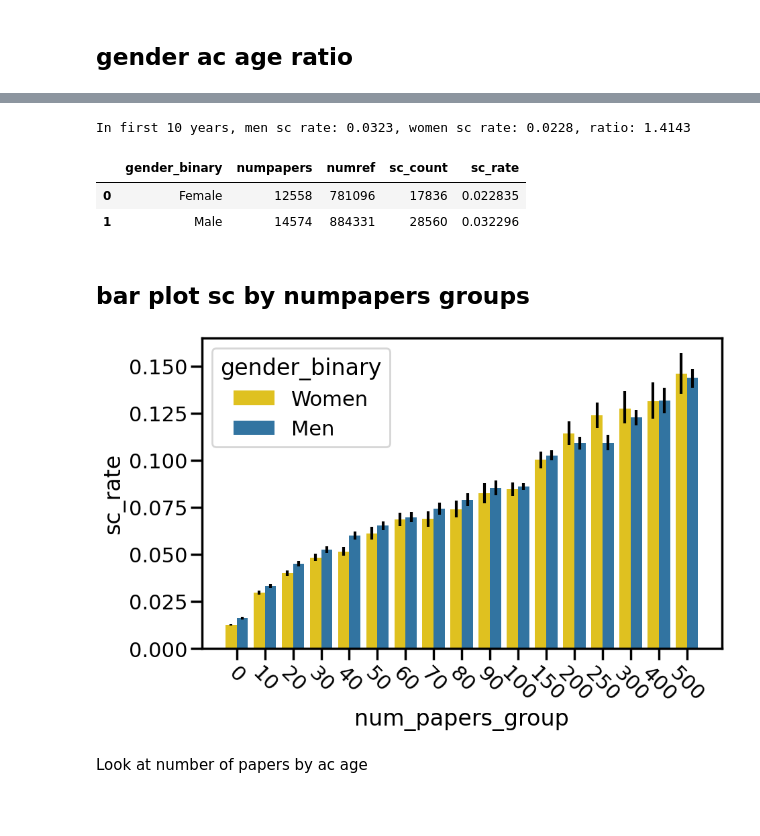
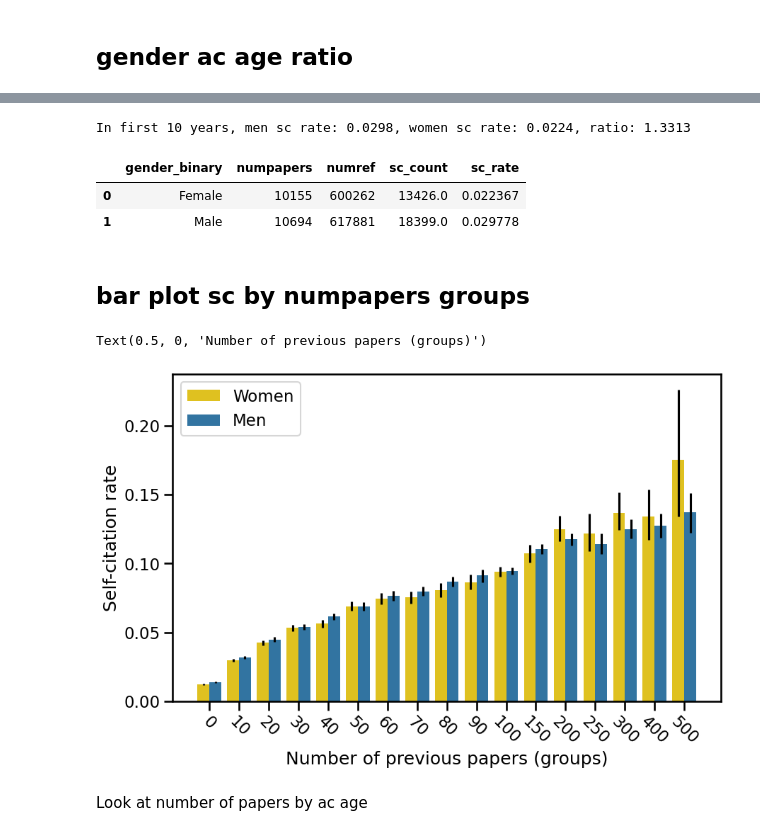
Before and after one commit to mattrosenblatt7/self_citation, a Jupyter notebook: raw_data_analysis/bootstrap_analysis.ipynb, the cells around one changed output, grey strips where cells are left out. Saved outputs shown, nothing was run; the diff lists cells and outputs as text; code cells hidden in the pictures; blank space fills up the shorter version.

```diff
--- a/raw_data_analysis/bootstrap_analysis.ipynb
+++ b/raw_data_analysis/bootstrap_analysis.ipynb
@@ -574,23 +601,30 @@ df_country_summary['iso_a3'] = coco.convert(names=list(df_country_summary.affil_
 # %%
+sns.set_context('talk')
 # Plot map for first and/or last authors (change plot_type variable)
-plot_type = 'LA'  # RUN FOR FA AND LA
+plot_type = 'FA'  # RUN FOR FA AND LA
+paper_thresh = 50 # see boot code above
+if plot_type=='FA':
+    title_str = 'First Author'
+elif plot_type=='LA':
+    title_str = 'Last Author'
+elif plot_type=='Any':
+    title_str = 'Any Author'
+
 world = gpd.read_file(gpd.datasets.get_path('naturalearth_lowres'))
 world.loc[world.name=='France', 'iso_a3'] = 'FRA'  # fix france error where iso_a3 is excluded
 df_plot = df_country_summary[df_country_summary['SC Type']==plot_type]
-world = world.merge(df_plot, how='left', left_on=['iso_a3'], right_on=['iso_a3'])
+world = world.merge(df_plot, how='left', left_on=['iso_a3'], right_on=['affil_country'])
 fig, ax = plt.subplots(figsize=(15, 8))
+# cbar = plt.colorbar()
 world = world.to_crs(epsg=6933)
-world.plot(column='sum_perc_' + plot_type.lower(), ax=ax, legend=True, missing_kwds={'color': 'lightgrey'}, cmap='viridis', vmin=0, vmax=0.09)
+world.plot(column='sum_perc', ax=ax, missing_kwds={'color': 'lightgrey'},
+           legend=True,
+           cmap='viridis', vmin=0, vmax=df_country_summary['sum_perc'].max(),
+           legend_kwds={"label": "Self-citation rate",
+                        "orientation": "horizontal", "pad":0.05,
+                       "shrink":0.75})
 ax.set_xticks([]); ax.set_yticks([])
 
-if plot_type=='FA':
-  title_str = 'First author'
-elif plot_type=='LA':
-  title_str = 'Last author'
-elif plot_type=='Any':
-  title_str = 'Any author'
 
-ax.set_title(title_str + ' self-citation rates by country, min. ' + str(paper_thresh) + ' papers', fontsize=24)
-if save_figs:
-  fig.savefig(base_path + 'fig3_country/map_' + plot_type + '.svg', format="svg", transparent=True, dpi=400, bbox_inches='tight')
+ax.set_title(title_str + ' self-citation rates by country, min. ' + str(paper_thresh) + ' papers', fontsize=18)
 # %% [output]
@@ -1184,6 +1285,7 @@ df_ac_age_gender_summary.head(25)
 # %%
 # this code looks at gender sc differences in first 10 years
-df_tmp = df_all[ (df_all.gender_binary!='Error') & (df_all.Year.isin([2016, 2017, 2018, 2019, 2020])) & (df_all.ac_age.isin([0, 1, 2, 3, 4, 5, 6, 7, 8, 9, 10]))]
+df_tmp = df[ (df.gender_binary!='Error') & (df.Year.isin([2016, 2017, 2018, 2019, 2020])) &
+            (df.ac_age.isin([0, 1, 2, 3, 4, 5, 6, 7, 8, 9, 10]))]
 df_ac_age_gender_summary = df_tmp.groupby(['gender_binary'], as_index=False).agg({'numpapers':'sum', 'numref':'sum', 'sc_count':'sum'})
 df_ac_age_gender_summary['sc_rate'] = df_ac_age_gender_summary['sc_count'] / df_ac_age_gender_summary['numref']
 print('In first 10 years, men sc rate: {:.4f}, women sc rate: {:.4f}, ratio: {:.4f}'.format(float(df_ac_age_gender_summary[df_ac_age_gender_summary.gender_binary=='Male']['sc_rate']),
@@ -1191,10 +1293,10 @@ print('In first 10 years, men sc rate: {:.4f}, women sc rate: {:.4f}, ratio: {:.
                                                                                             float(df_ac_age_gender_summary[df_ac_age_gender_summary.gender_binary=='Male']['sc_rate'])/float(df_ac_age_gender_summary[df_ac_age_gender_summary.gender_binary=='Female']['sc_rate'])))
 df_ac_age_gender_summary
 # %% [output]
-In first 10 years, men sc rate: 0.0323, women sc rate: 0.0228, ratio: 1.4143
+In first 10 years, men sc rate: 0.0298, women sc rate: 0.0224, ratio: 1.3313
 |  | gender_binary | numpapers | numref | sc_count | sc_rate |
-| 0 | Female | 12558 | 781096 | 17836 | 0.022835 |
-| 1 | Male | 14574 | 884331 | 28560 | 0.032296 |
+| 0 | Female | 10155 | 600262 | 13426.0 | 0.022367 |
+| 1 | Male | 10694 | 617881 | 18399.0 | 0.029778 |
 # %% [markdown]
 ## bar plot sc by numpapers groups
 # %%
@@ -1205,41 +1307,42 @@ num_papers_sc_groups_male = dat['num_papers_sc_groups_male']
 num_papers_sc_groups_female = dat['num_papers_sc_groups_female']
 
 num_papers_sc_groups_male_lower = np.percentile(num_papers_sc_groups_male, q=2.5, axis=0)
 num_papers_sc_groups_male_upper = np.percentile(num_papers_sc_groups_male, q=97.5, axis=0)
 
 num_papers_sc_groups_female_lower = np.percentile(num_papers_sc_groups_female, q=2.5, axis=0)
 num_papers_sc_groups_female_upper = np.percentile(num_papers_sc_groups_female, q=97.5, axis=0)
 
 
 gender_binary = ['Women']*len(num_papers_groups)
 gender_binary.extend(['Men']*len(num_papers_groups))
 
 df_plot = pd.DataFrame({'gender_binary':gender_binary, 'num_papers_group':np.tile(num_papers_groups, 2), 'sc_rate':np.hstack( (np.mean(num_papers_sc_groups_female, axis=0), np.mean(num_papers_sc_groups_male, axis=0)) )})
 
-sns.set_context('poster')
 fig, ax = plt.subplots(figsize=(10, 6))
 sns.barplot(data=df_plot, x='num_papers_group', y='sc_rate', ci=None, hue='gender_binary', ax=ax, palette=['#ffd700', (0.12156862745098039, 0.4666666666666667, 0.7058823529411765)])
 
 
 for i, p in enumerate(ax.patches):
     x = p.get_x()  # get the bottom left x corner of the bar
     w = p.get_width()  # get width of bar
     h = p.get_height()  # get height of bar
 
     if i<ngroups:
-      min_y = num_papers_sc_groups_female_lower[ i ]
-      max_y = num_papers_sc_groups_female_upper[ i ]
+        min_y = num_papers_sc_groups_female_lower[ i ]
+        max_y = num_papers_sc_groups_female_upper[ i ]
     else:
-      min_y = num_papers_sc_groups_male_lower[ i - ngroups]
-      max_y = num_papers_sc_groups_male_upper[ i - ngroups]
+        min_y = num_papers_sc_groups_male_lower[ i - ngroups]
+        max_y = num_papers_sc_groups_male_upper[ i - ngroups]
 
     plt.vlines(x+w/2, min_y, max_y, color='k')  # draw a vertical line
 
 plt.xticks(rotation=-45)
-if save_figs:
-    fig.savefig(base_path + 'fig5_gender/sc_by_numpapers.svg', format="svg", transparent=True, dpi=400, bbox_inches='tight')
+plt.legend(title='', loc='upper left')
+plt.ylabel('Self-citation rate')
+plt.xlabel('Number of previous papers (groups)')
 # %% [output]
+Text(0.5, 0, 'Number of previous papers (groups)')
-[figure, old version]
+[figure, new version]
 # %% [markdown]
 Look at number of papers by ac age
 # %%
```
Also changed, not shown: parts of 106 cells of this notebook, 1 other file.
